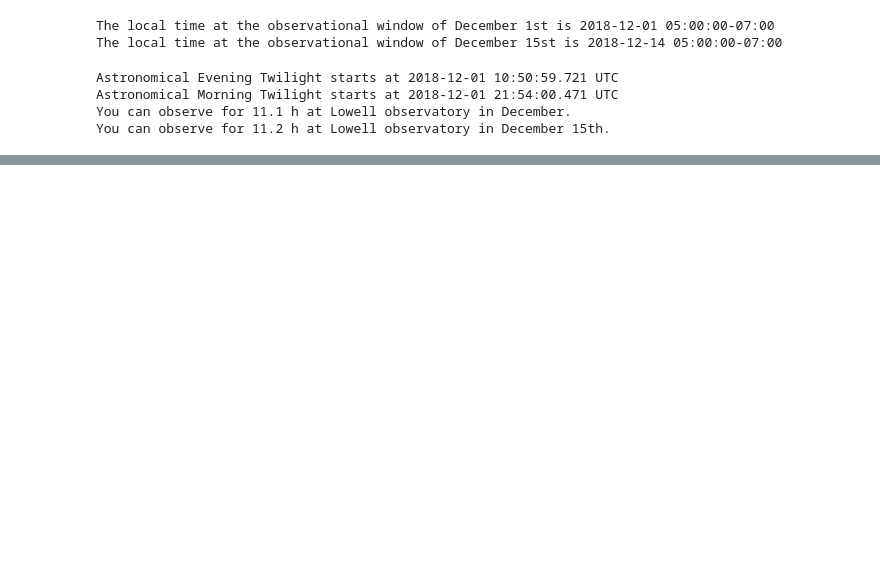
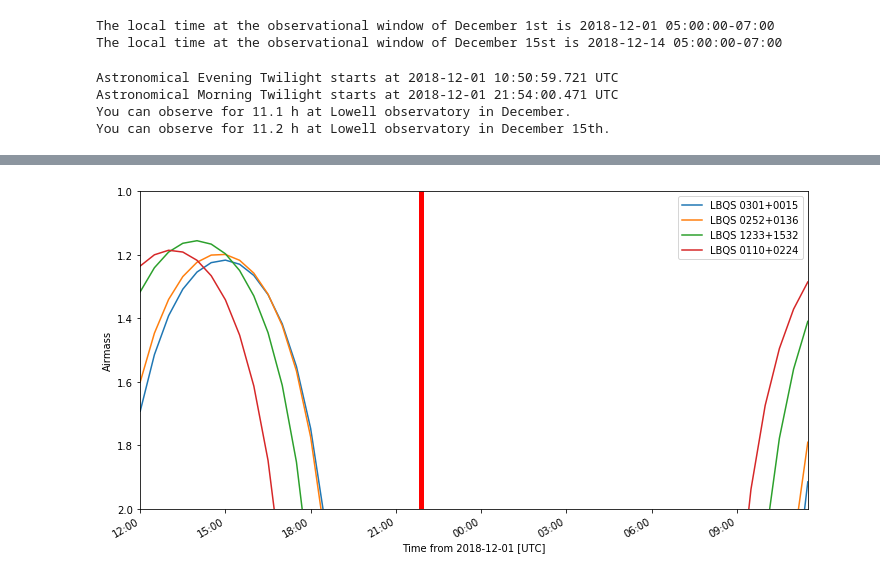
Before and after one commit to ryanj09/Astrojournal, a Jupyter notebook: Navigating the night sky assignmet RyanJackim,ApurvaGael.ipynb, the cells around one changed output, grey strips where cells are left out. Drawn from its saved outputs; the diff is of its cells as text; code cells hidden in the pictures; blank space fills up the shorter version.

```diff
--- a/Navigating the night sky assignmet RyanJackim,ApurvaGael.ipynb
+++ b/Navigating the night sky assignmet RyanJackim,ApurvaGael.ipynb
@@ -77,3 +77,11 @@ The Moon phase is 2.121791205168167 rad so it is about Waxing.
+# %%
+target_table = pd.read_csv('./datastar1.csv - datastar1.csv.csv')
+
+target_values = target_table.as_matrix()
+
+targets = [FixedTarget(coord=SkyCoord(ra = RA
+                                      *u.hourangle, dec = DEC*u.deg), name=Name)
+           for Name, RA, DEC in target_values]
 # %%
 window_range = [observational_window, lowell_end]
 
@@ -83,24 +91,18 @@ window_time_grid = time_grid_from_range(window_range)
 
 window_time_grid2 = time_grid_from_range(window_range2)
 
-target_table = pd.read_csv('./datastar1.csv')
-
-target_values = target_table.as_matrix()
-
-targets = [FixedTarget(coord=SkyCoord(ra = RA*u.hourangle, dec = DEC*u.deg), name=Name)
-           for Name, RA, DEC in target_values]
-
 #targets
 
 #To find the moon seperation, I figured that the objects are so close it doesn't matter,
 #took the average of the dec, and subtracted that by 0.81 for 1st and -7.43 for 15th
 #dec average for 1st day is 0.792464. This method will not work.
+#Decided to assume that since our data is so far from 0.81 dec that the moon is too far away to affect them.
 
 constraints = [AirmassConstraint(2)]# we are not going above an air mass of two
-constraints.append(MoonSeparationConstraint(53.33875*u.deg))#need to change this to an actuall, need to make a for loop
+constraints.append(MoonSeparationConstraint(53*u.deg))#need to change this to an actuall, need to make a for loop
 #limits of this code, this only observes the moon at the start and end, but not over the course of our 15 days.
 constraints2 = [AirmassConstraint(2)]
-constraints2.append(MoonSeparationConstraint(18.099*u.deg))
+constraints2.append(MoonSeparationConstraint(12*u.deg))
 
 observing_range_lowell = [lowell_set, lowell_rise]
 
@@ -115,18 +135,20 @@ print(observing_table_lowell2)
 # %%
 fig,ax = plt.subplots(1,1)
 fig.set_size_inches(10,5)
 
 fig.tight_layout()
 
 for i, my_object in enumerate(targets):#enumerate grab the if statment
 
-    if observing_table_porto['ever observable'][i]:#ignore object I can't see
+    if observing_table_lowell['ever observable'][i]:#ignore object I can't see
         ax = plot_airmass(my_object, lowell, window_time_grid, max_airmass=2.0)
 
 ax.vlines(lowell_rise.datetime, 1,3, color='r', linewidth=5)
 ax.vlines(lowell_set.datetime, 1,3, color='b', linewidth=5)
 
-ax.legend(loc=0,shadow=True);
+ax.legend();#loc=0,shadow=True);
+# %% [output]
+[figure, added]
 # %%
 fig,ax = plt.subplots(1,1)
 fig.set_size_inches(10,5)
```
Also changed, not shown: parts of 4 cells of this notebook, 2 other files.
